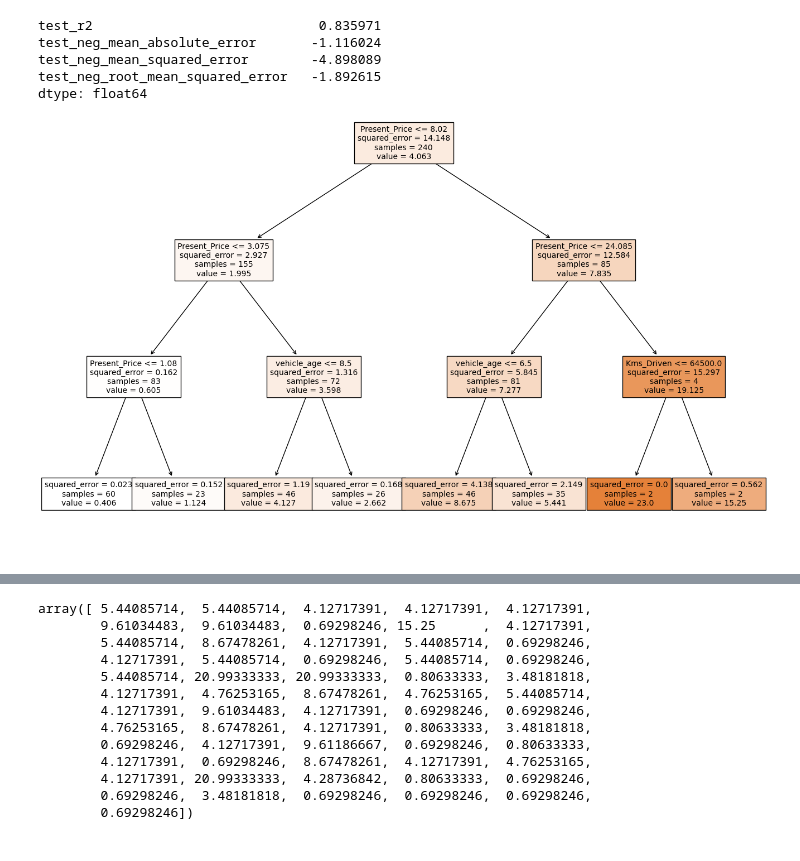
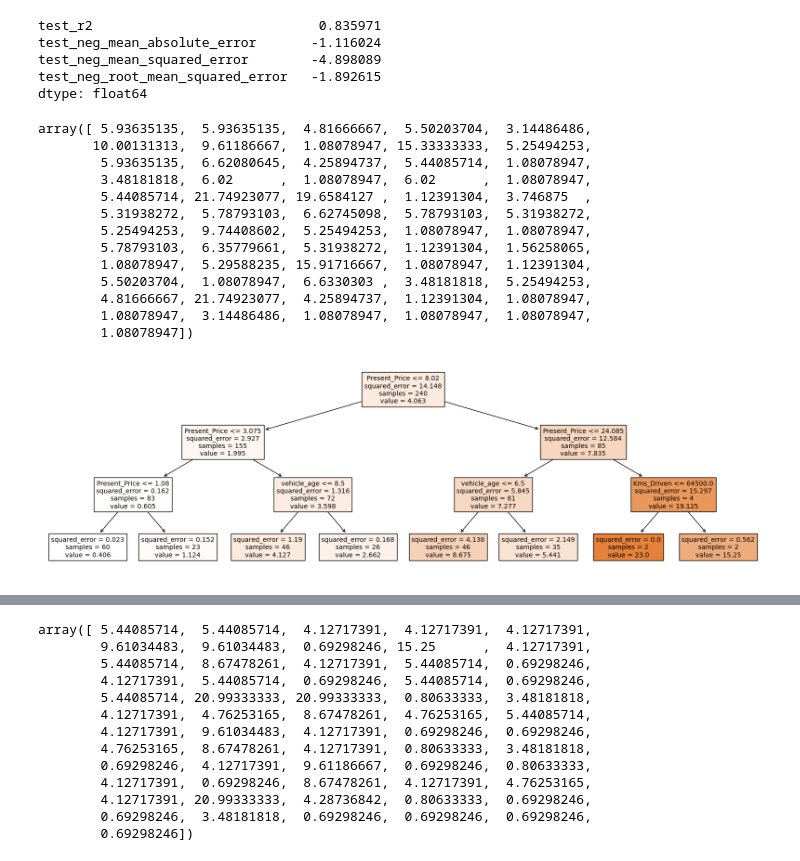
Before and after one commit to veyselaytekin1/Machine_Learning, a Jupyter notebook: Techpro_course/XGBOOST/10_(AdaBoosting, Gradientboosting, XGBoosting Regressor)(TR)-31 Jan 2022_Inclass.ipynb, the cells around one changed output, grey strips where cells are left out. Saved outputs shown, nothing was run; the diff lists cells and outputs as text; code cells hidden in the pictures.

```diff
--- a/Techpro_course/XGBOOST/10_(AdaBoosting, Gradientboosting, XGBoosting Regressor)(TR)-31 Jan 2022_Inclass.ipynb
+++ b/Techpro_course/XGBOOST/10_(AdaBoosting, Gradientboosting, XGBoosting Regressor)(TR)-31 Jan 2022_Inclass.ipynb
@@ -204,18 +212,37 @@ test_neg_mean_absolute_error       -1.116024
 test_neg_mean_squared_error        -4.898089
 test_neg_root_mean_squared_error   -1.892615
 dtype: float64
+# %%
+y_pred_ada = ada_model.predict(X_test)
+y_pred_ada
+# %% [output]
+array([ 5.93635135,  5.93635135,  4.81666667,  5.50203704,  3.14486486,
+       10.00131313,  9.61186667,  1.08078947, 15.33333333,  5.25494253,
+        5.93635135,  6.62080645,  4.25894737,  5.44085714,  1.08078947,
+        3.48181818,  6.02      ,  1.08078947,  6.02      ,  1.08078947,
+        5.44085714, 21.74923077, 19.6584127 ,  1.12391304,  3.746875  ,
+        5.31938272,  5.78793103,  6.62745098,  5.78793103,  5.31938272,
+        5.25494253,  9.74408602,  5.25494253,  1.08078947,  1.08078947,
+        5.78793103,  6.35779661,  5.31938272,  1.12391304,  1.56258065,
+        1.08078947,  5.29588235, 15.91716667,  1.08078947,  1.12391304,
+        5.50203704,  1.08078947,  6.6330303 ,  3.48181818,  5.25494253,
+        4.81666667, 21.74923077,  4.25894737,  1.12391304,  1.08078947,
+        1.08078947,  3.14486486,  1.08078947,  1.08078947,  1.08078947,
+        1.08078947])
 # %%
 from sklearn.tree import plot_tree
 # %%
 model = AdaBoostRegressor(random_state=101, n_estimators=3)
 model.fit(X_train, y_train)
 y_pred = model.predict(X_test)
 
 features = list(X.columns)
-plt.figure(figsize=(12,8),dpi=100)
+plt.figure(figsize=(20,6),dpi=100)
 plot_tree(model.estimators_[0], filled=True, feature_names=X.columns, fontsize=10);
+
+#3 agacla tahmin ediyorum,asagida herbirini görüyorum
 # %% [output]
-[figure, old version]
+[figure, new version]
 # %%
 plt.figure(figsize=(12,8),dpi=100)
 plot_tree(model.estimators_[1], filled=True, feature_names=X.columns, fontsize=10);
```
Also changed, not shown: parts of 30 cells of this notebook, 9 other files.
